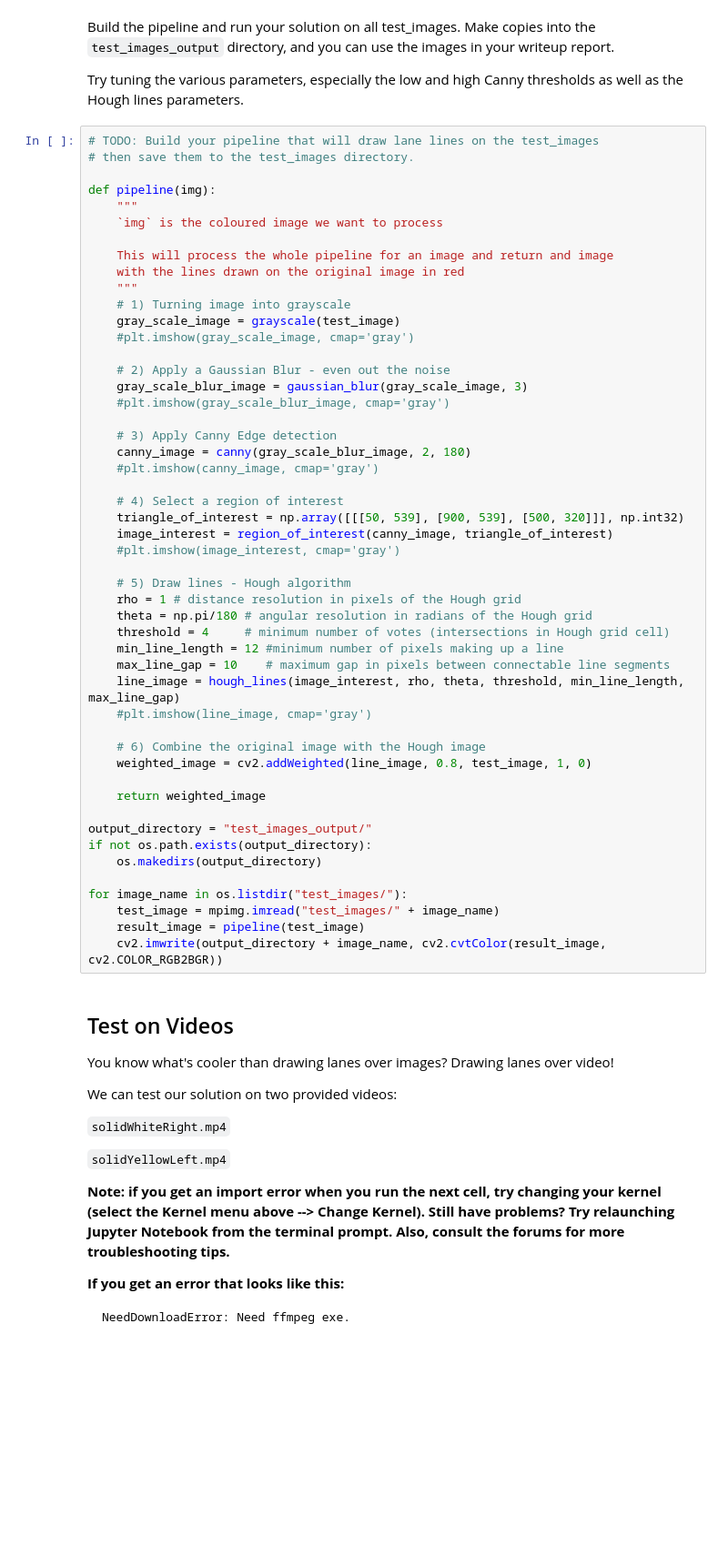
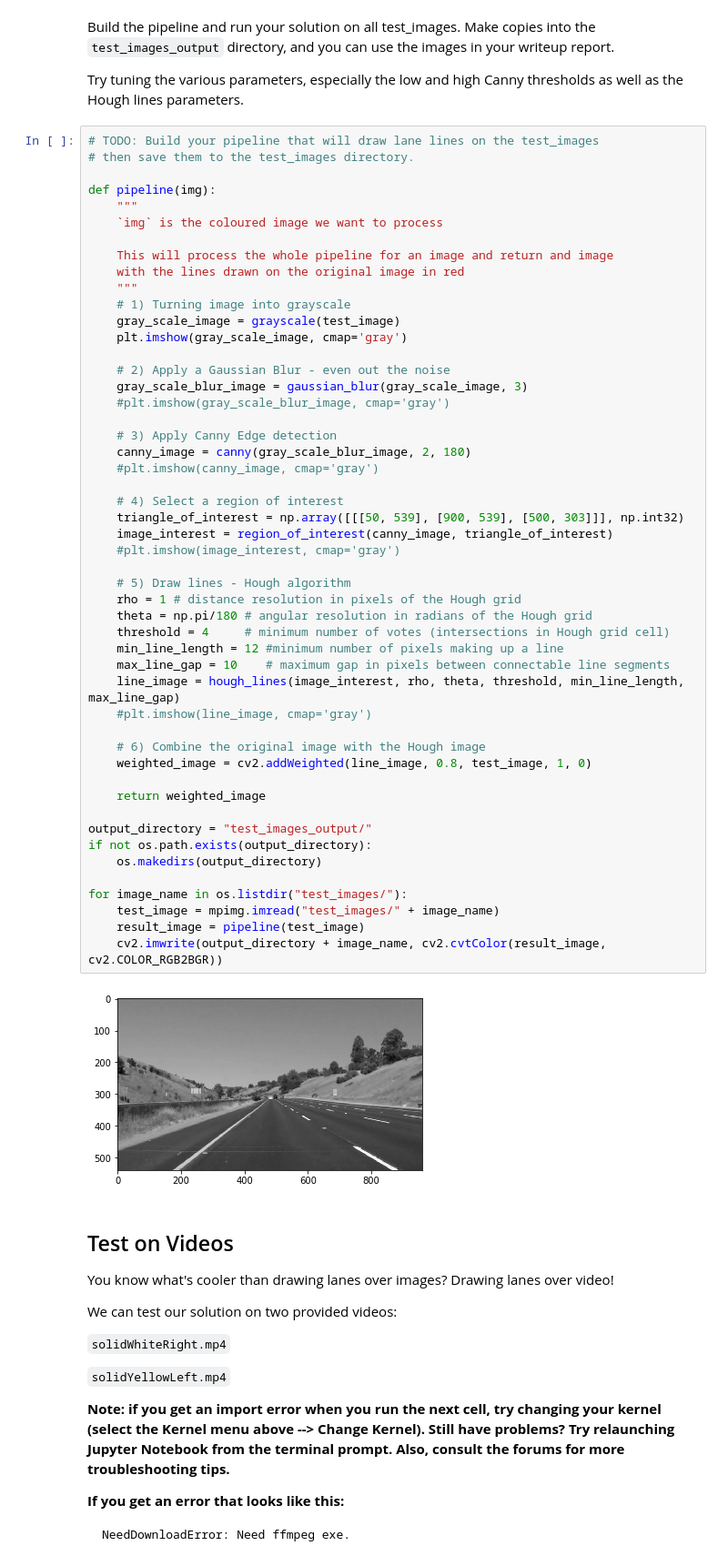
Before and after one commit to brizido/car-lanes, a Jupyter notebook: P1.ipynb, the cells around one changed output. Shown at 91% size. Saved outputs shown, nothing was run; the diff lists cells and outputs as text; blank space fills up the shorter version.

```diff
--- a/P1.ipynb
+++ b/P1.ipynb
@@ -262,7 +262,7 @@ def pipeline(img):
     """
     # 1) Turning image into grayscale
     gray_scale_image = grayscale(test_image)
-    #plt.imshow(gray_scale_image, cmap='gray')
+    plt.imshow(gray_scale_image, cmap='gray')
 
     # 2) Apply a Gaussian Blur - even out the noise
     gray_scale_blur_image = gaussian_blur(gray_scale_image, 3)
@@ -271,34 +271,36 @@ def pipeline(img):
     # 3) Apply Canny Edge detection
     canny_image = canny(gray_scale_blur_image, 2, 180)
     #plt.imshow(canny_image, cmap='gray')
 
     # 4) Select a region of interest
-    triangle_of_interest = np.array([[[50, 539], [900, 539], [500, 320]]], np.int32)
+    triangle_of_interest = np.array([[[50, 539], [900, 539], [500, 303]]], np.int32)
     image_interest = region_of_interest(canny_image, triangle_of_interest)
     #plt.imshow(image_interest, cmap='gray')
 
     # 5) Draw lines - Hough algorithm
     rho = 1 # distance resolution in pixels of the Hough grid
     theta = np.pi/180 # angular resolution in radians of the Hough grid
     threshold = 4     # minimum number of votes (intersections in Hough grid cell)
     min_line_length = 12 #minimum number of pixels making up a line
     max_line_gap = 10    # maximum gap in pixels between connectable line segments
     line_image = hough_lines(image_interest, rho, theta, threshold, min_line_length, max_line_gap)
     #plt.imshow(line_image, cmap='gray')
 
     # 6) Combine the original image with the Hough image
     weighted_image = cv2.addWeighted(line_image, 0.8, test_image, 1, 0)
 
     return weighted_image
 
 output_directory = "test_images_output/"
 if not os.path.exists(output_directory):
     os.makedirs(output_directory)
 
 for image_name in os.listdir("test_images/"):
     test_image = mpimg.imread("test_images/" + image_name)
     result_image = pipeline(test_image)
     cv2.imwrite(output_directory + image_name, cv2.cvtColor(result_image, cv2.COLOR_RGB2BGR))
+# %% [output]
+[figure, added]
 # %% [markdown]
 ## Test on Videos
 
```
Also changed, not shown: 2 other files.
